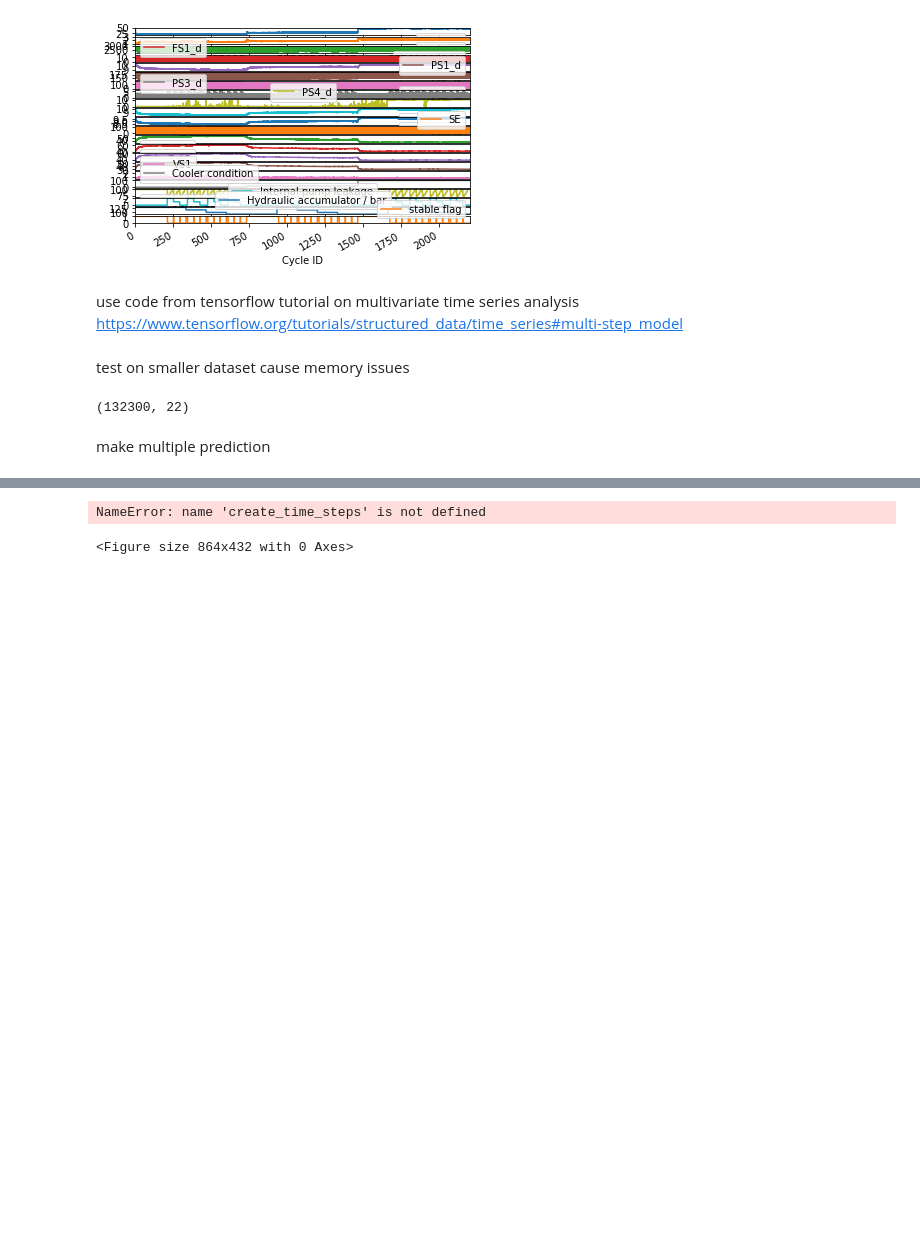
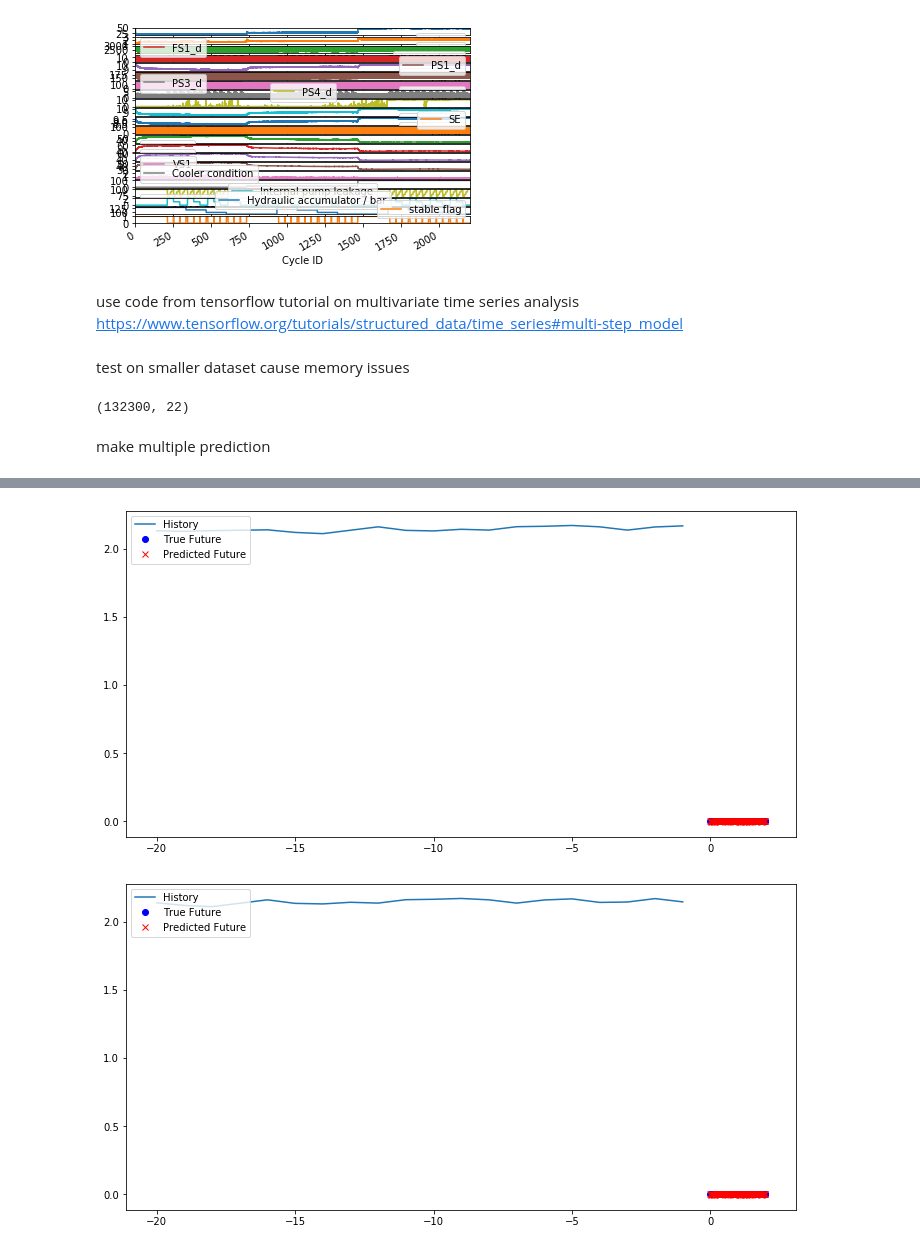
Before and after one commit to FNeubuerger/hydraulic_press_ML, a Jupyter notebook: notebooks/BenchmarkML.ipynb, the cells around one changed output, grey strips where cells are left out. Saved outputs shown, nothing was run; the diff lists cells and outputs as text; code cells hidden in the pictures; blank space fills up the shorter version.

```diff
--- a/notebooks/BenchmarkML.ipynb
+++ b/notebooks/BenchmarkML.ipynb
@@ -150,7 +150,7 @@ def multi_step_plot(history, true_future, prediction):
     plt.plot(np.arange(num_out)/STEP, np.array(true_future), 'bo',
            label='True Future')
     if prediction.any():
-        plt.plot(np.arange(num_out)/STEP, np.array(prediction), 'ro',
+        plt.plot(np.arange(num_out)/STEP, np.array(prediction), 'rx',
                  label='Predicted Future')
     plt.legend(loc='upper left')
     plt.show()
@@ -234,7 +236,12 @@ plot_train_history(multi_step_history, 'Multi-Step Training and validation loss'
 # %%
+def create_time_steps(length):
+    time_steps = []
+    for i in range(-length, 0, 1):
+        time_steps.append(i)
+    return time_steps
 
 for x, y in val_data_multi.take(2):
     multi_step_plot(x[0], y[0], multi_step_model.predict(x)[0])
 # %% [output]
-NameError: name 'create_time_steps' is not defined
-<Figure size 864x432 with 0 Axes>
+[figure, added]
+[figure, added]
```
Also changed, not shown: parts of 10 cells of this notebook, 2 other files.
